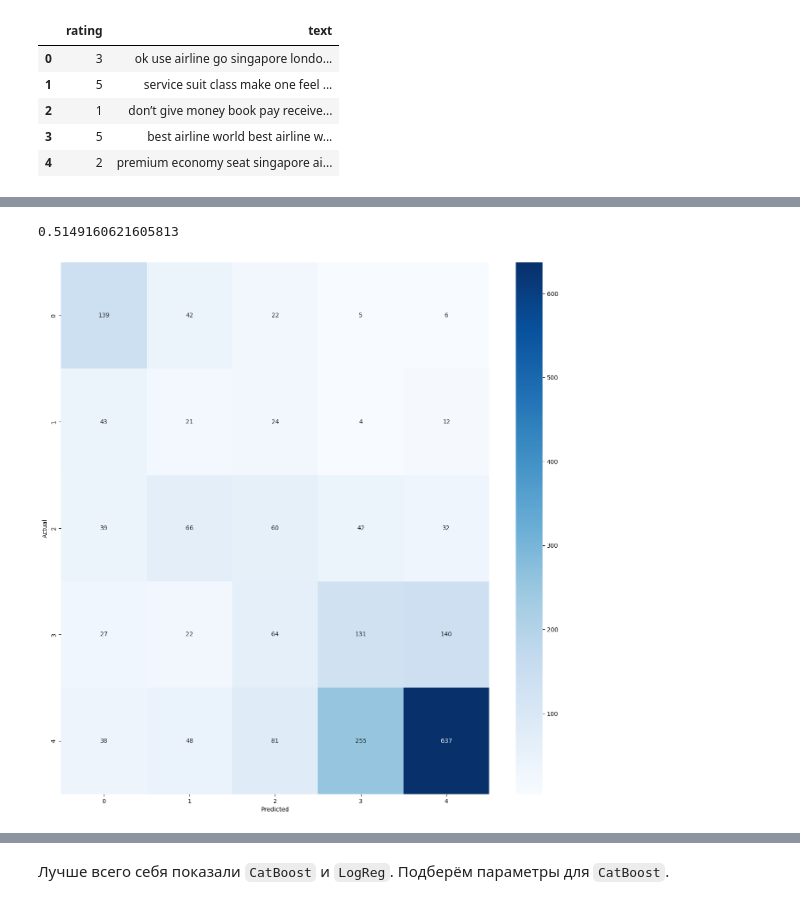
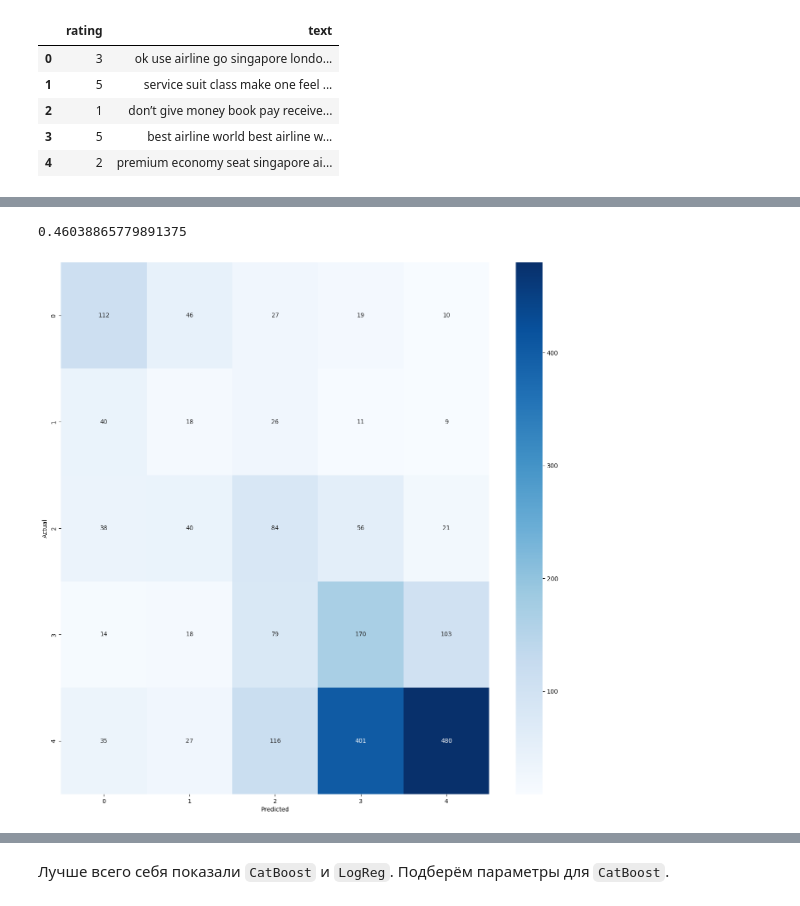
Before and after one commit to setday/HSE_ML_HW2024, a Jupyter notebook: notebooks/06-homework.ipynb, the cells around one changed output, grey strips where cells are left out. Saved outputs shown, nothing was run; the diff lists cells and outputs as text; code cells hidden in the pictures.

```diff
--- a/notebooks/06-homework.ipynb
+++ b/notebooks/06-homework.ipynb
@@ -253,10 +258,10 @@ Wall time: 32.6 s
 # %%
 %%time
 
 model_SVM = SVC(kernel='rbf', max_iter=max_iter, cache_size=4000, random_state=113)
-model_SVM.fit(x_train, y_train_float)
+model_SVM.fit(x_train, y_train)
 
-show_model_perfection_metrics(y_test_float, model_SVM.predict(x_test))
+show_model_perfection_metrics(y_test, model_SVM.predict(x_test))
 # %% [output]
-0.5149160621605813
+0.46038865779891375
-[figure, old version]
+[figure, new version]
```
Also changed, not shown: parts of 18 cells of this notebook.
